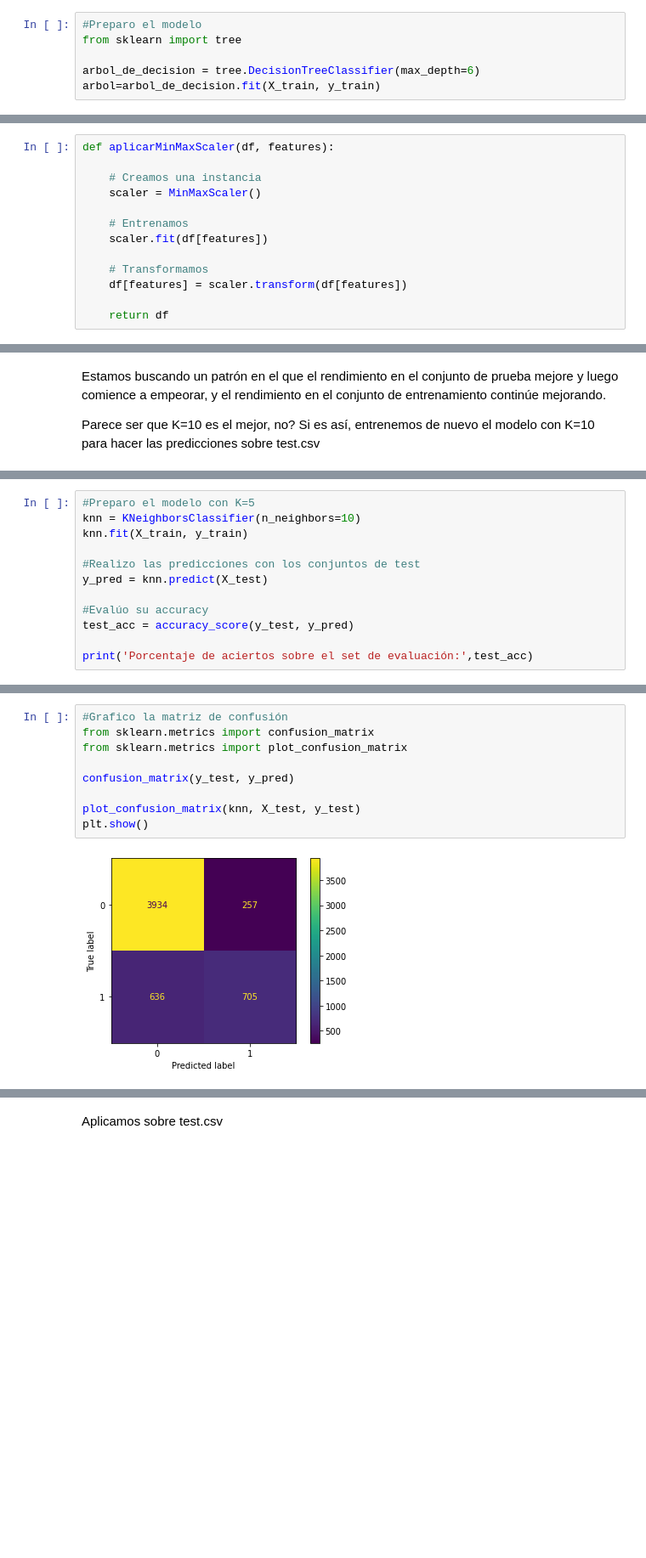
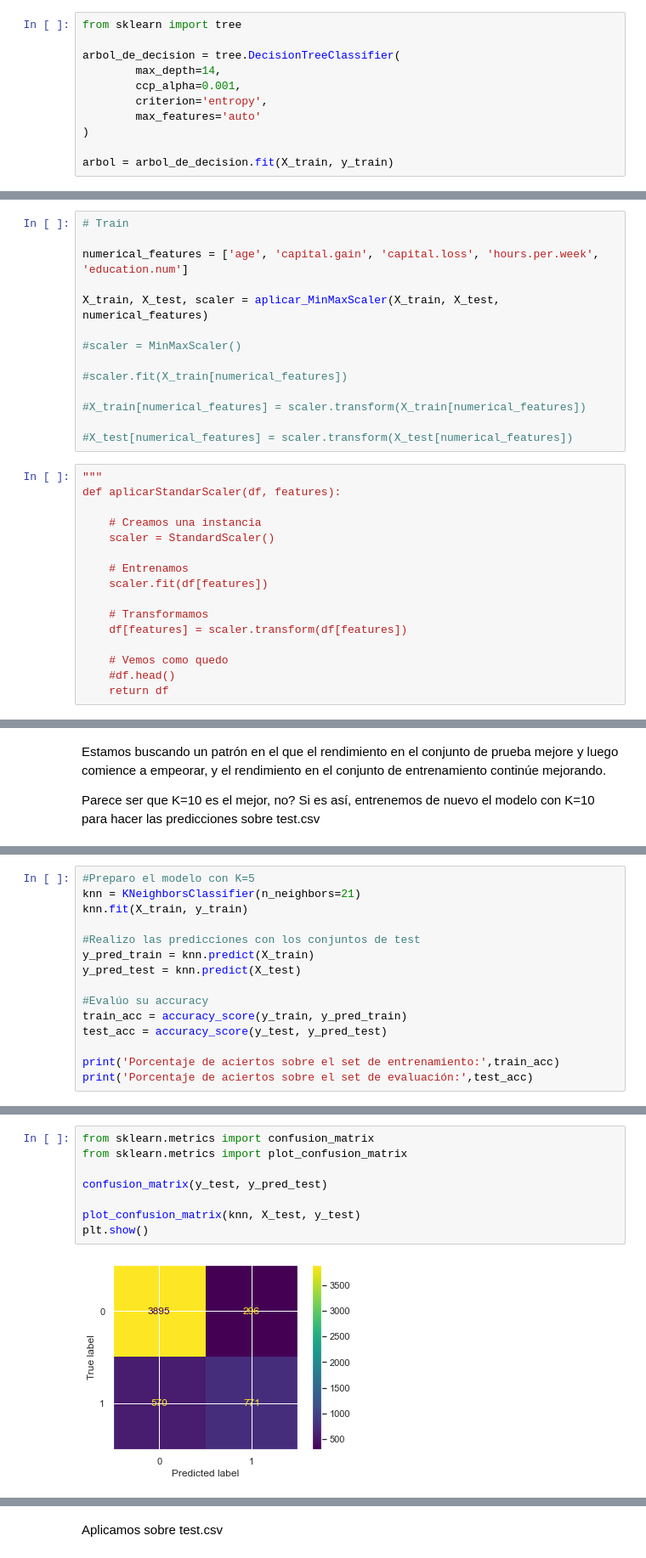
Before and after one commit to ivanjavierparra/DataScience-Sprint1, a Jupyter notebook: Consigna_entrega_1(1).ipynb, the cells around one changed output, grey strips where cells are left out. Shown at 85% size. Cells and saved outputs as stored; diff of their text form; blank space fills up the shorter version.

```diff
--- a/Consigna_entrega_1(1).ipynb
+++ b/Consigna_entrega_1(1).ipynb
@@ -759,6 +840,11 @@ TreeClassifier con max_depth = 6
 # %%
-#Preparo el modelo
 from sklearn import tree
 
-arbol_de_decision = tree.DecisionTreeClassifier(max_depth=6)
-arbol=arbol_de_decision.fit(X_train, y_train)
+arbol_de_decision = tree.DecisionTreeClassifier(
+        max_depth=14,
+        ccp_alpha=0.001,
+        criterion='entropy',
+        max_features='auto'
+)
+
+arbol = arbol_de_decision.fit(X_train, y_train)
@@ -940,8 +1064,23 @@ from sklearn.preprocessing import MinMaxScaler
+# %%
+# Train
+
+numerical_features = ['age', 'capital.gain', 'capital.loss', 'hours.per.week', 'education.num']
+
+X_train, X_test, scaler = aplicar_MinMaxScaler(X_train, X_test, numerical_features)
+
+#scaler = MinMaxScaler()
+
+#scaler.fit(X_train[numerical_features])
+
+#X_train[numerical_features] = scaler.transform(X_train[numerical_features])
+
+#X_test[numerical_features] = scaler.transform(X_test[numerical_features])
 # %%
-def aplicarMinMaxScaler(df, features):
+"""
+def aplicarStandarScaler(df, features):
 
     # Creamos una instancia
-    scaler = MinMaxScaler()
+    scaler = StandardScaler()
 
     # Entrenamos
     scaler.fit(df[features])
@@ -949,4 +1088,6 @@ def aplicarMinMaxScaler(df, features):
     # Transformamos
     df[features] = scaler.transform(df[features])
 
+    # Vemos como quedo
+    #df.head()
     return df
@@ -1029,13 +1181,16 @@ KNN para vecino 5
 # %%
 #Preparo el modelo con K=5
-knn = KNeighborsClassifier(n_neighbors=10)
+knn = KNeighborsClassifier(n_neighbors=21)
 knn.fit(X_train, y_train)
 
 #Realizo las predicciones con los conjuntos de test
-y_pred = knn.predict(X_test)
+y_pred_train = knn.predict(X_train)
+y_pred_test = knn.predict(X_test)
 
 #Evalúo su accuracy
-test_acc = accuracy_score(y_test, y_pred)
+train_acc = accuracy_score(y_train, y_pred_train)
+test_acc = accuracy_score(y_test, y_pred_test)
 
+print('Porcentaje de aciertos sobre el set de entrenamiento:',train_acc)
 print('Porcentaje de aciertos sobre el set de evaluación:',test_acc)
 # %% [output]
@@ -1043,11 +1201,10 @@ Porcentaje de aciertos sobre el set de evaluación: 0.8385755603759942
 # %%
-#Grafico la matriz de confusión
 from sklearn.metrics import confusion_matrix
 from sklearn.metrics import plot_confusion_matrix
 
-confusion_matrix(y_test, y_pred)
+confusion_matrix(y_test, y_pred_test)
 
 plot_confusion_matrix(knn, X_test, y_test)
 plt.show()
 # %% [output]
-[figure, old version]
+[figure, new version]
```
Also changed, not shown: parts of 147 cells of this notebook.
